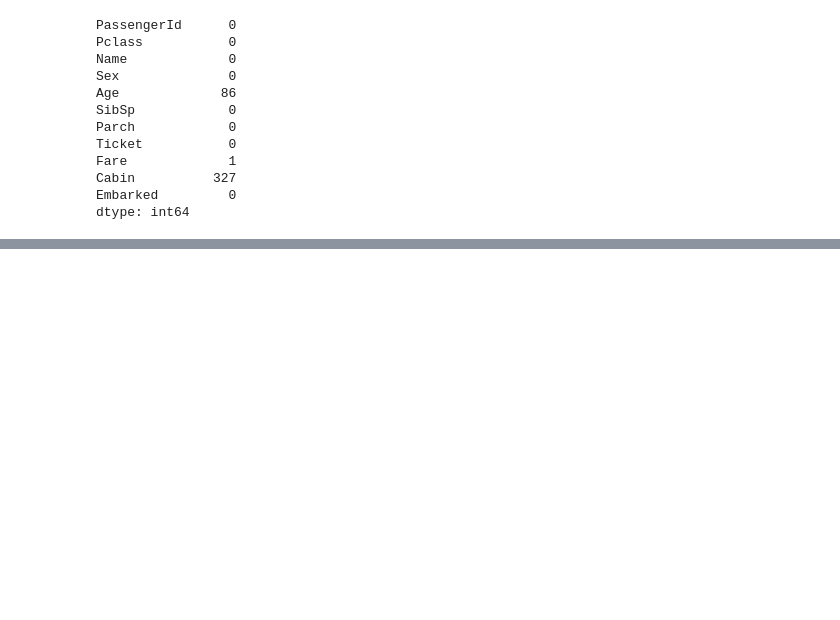
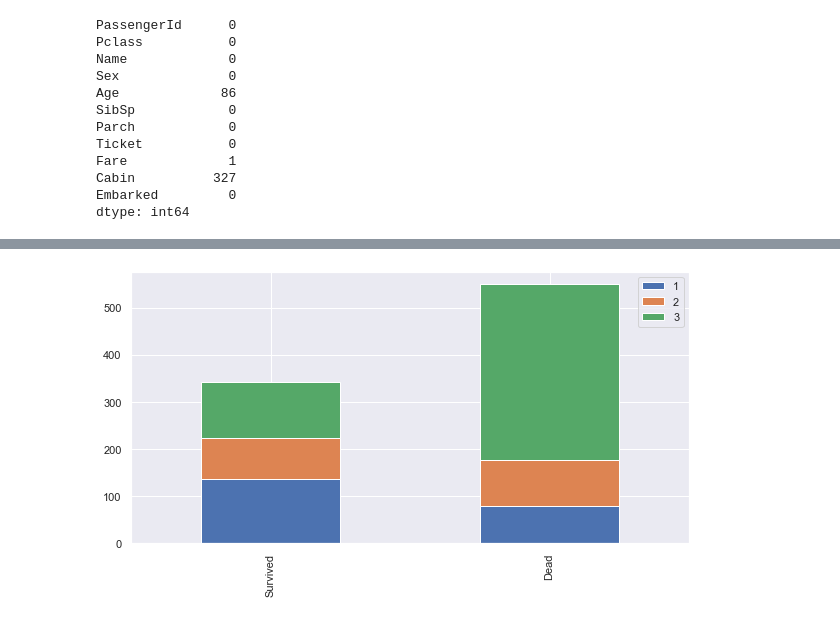
Before and after one commit to theishantha/Titanic---Kaggle-Machine-Learning-Competition, a Jupyter notebook: Titanic Disaster - Kaggle Machine Learning Competition.ipynb, the cells around one changed output, grey strips where cells are left out. Cells and saved outputs as stored; diff of their text form; code cells hidden in the pictures; blank space fills up the shorter version.

```diff
--- a/Titanic Disaster - Kaggle Machine Learning Competition.ipynb
+++ b/Titanic Disaster - Kaggle Machine Learning Competition.ipynb
@@ -110,0 +122,4 @@ sns.set()
+# %%
+bar_chart('Pclass')
+# %% [output]
+[figure, added]
```
Also changed, not shown: parts of 5 cells of this notebook.
